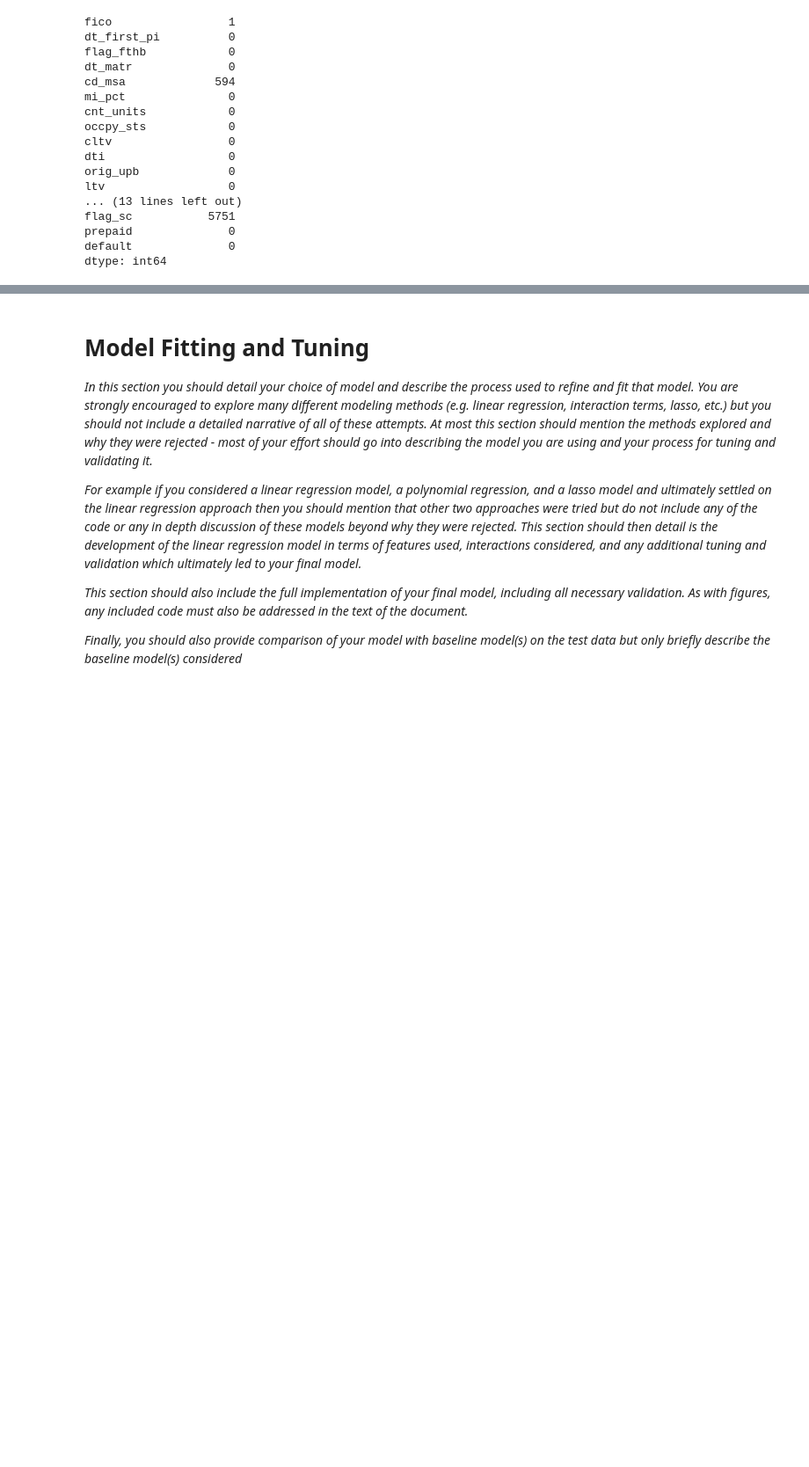
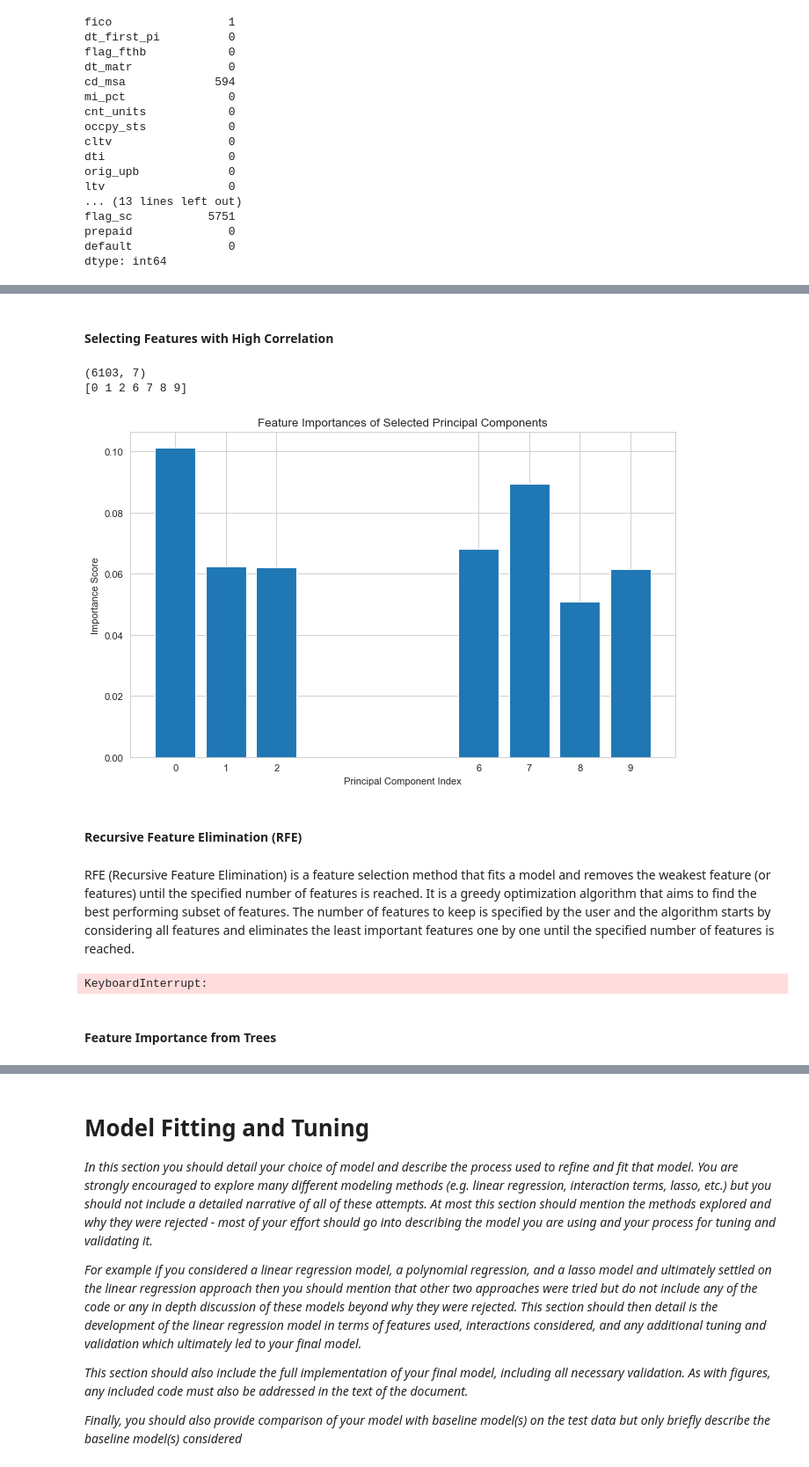
Before and after one commit to IRis0550/mlpy_2, a Jupyter notebook: project2.ipynb, the cells around one changed output, grey strips where cells are left out. Shown at 88% size. Drawn from its saved outputs; the diff is of its cells as text; code cells hidden in the pictures; blank space fills up the shorter version.

```diff
--- a/project2.ipynb
+++ b/project2.ipynb
@@ -506,0 +583,74 @@ d['default'].mean()
+# %% [markdown]
+#### Selecting Features with High Correlation
+# %%
+from sklearn.ensemble import RandomForestClassifier
+from sklearn.feature_selection import SelectFromModel
+
+# Define the RandomForestClassifier
+rf = RandomForestClassifier(n_estimators=100, random_state=42)
+
+# Create the SelectFromModel object with a threshold
+sfm = SelectFromModel(rf, threshold=0.05) # Threshold can be adjusted
+
+# Fit the model and transform the data
+# Since PCA has already been applied, y needs to correspond to the rows in X_high_variance
+X_selected = sfm.fit_transform(X_high_variance, y)
+
+# Print the shape of the selected data
+print(X_selected.shape)
+
+# Feature importances can be accessed with sfm.estimator_.feature_importances_
+# But they refer to the principal components, not the original features
+importances = sfm.estimator_.feature_importances_
+
+# If you need the indices of the selected features (principal components)
+selected_indices = sfm.get_support(indices=True)
+print(selected_indices)
+
+# If you want to visualize the importance of the selected components
+import matplotlib.pyplot as plt
+
+# Plot only the importances of the selected features
+selected_importances = importances[selected_indices]
+
+plt.figure(figsize=(10, 6))
+plt.bar(selected_indices, selected_importances, orientation='vertical')
+plt.xticks(selected_indices, selected_indices)
+plt.title('Feature Importances of Selected Principal Components')
+plt.xlabel('Principal Component Index')
+plt.ylabel('Importance Score')
+plt.show()
+# %% [output]
+(6103, 7)
+[0 1 2 6 7 8 9]
+[figure, added]
+# %% [markdown]
+#### Recursive Feature Elimination (RFE)
+# %% [markdown]
+RFE (Recursive Feature Elimination) is a feature selection method that fits a model and removes the weakest feature (or features) until the specified number of features is reached. It is a greedy optimization algorithm that aims to find the best performing subset of features. The number of features to keep is specified by the user and the algorithm starts by considering all features and eliminates the least important features one by one until the specified number of features is reached.
+# %%
+from sklearn.feature_selection import RFE
+from sklearn.ensemble import RandomForestClassifier
+
+# Define a simpler model for RFE, or reduce the number of estimators
+estimator = RandomForestClassifier(n_estimators=50, random_state=42)  # Less estimators
+
+# Define the RFE selector with the estimator and a reduced number of features to select
+rfe_selector = RFE(estimator, n_features_to_select=5, step=5)  # Adjust step to remove more features each iteration
+
+# Fit the RFE selector to the data - this might still take some time
+rfe_selector.fit(X_pca, y)
+
+# Get the selected features
+selected_features = rfe_selector.support_
+
+# Print the selected feature indices
+selected_indices = [i for i, selected in enumerate(selected_features) if selected]
+print("Selected feature indices:", selected_indices)
+
+# Optionally, you can print the ranking of features
+print("Feature rankings:", rfe_selector.ranking_)
+# %% [output]
+KeyboardInterrupt:
+# %% [markdown]
+#### Feature Importance from Trees
```
Also changed, not shown: parts of 18 cells of this notebook.
